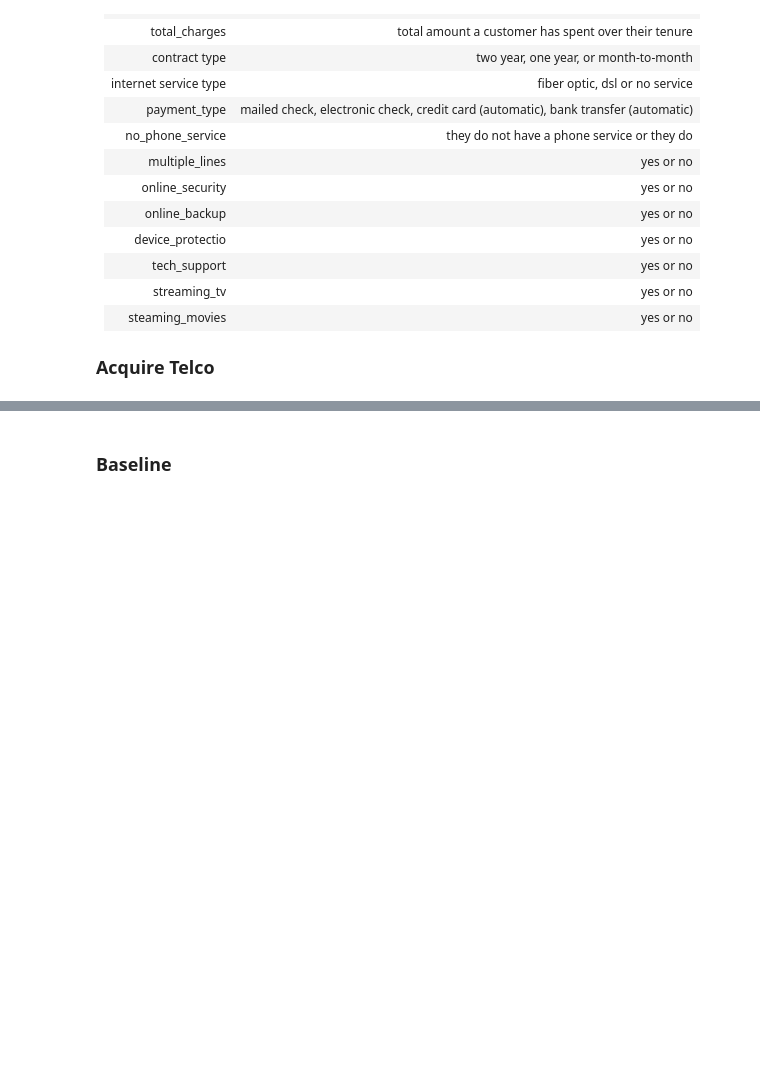
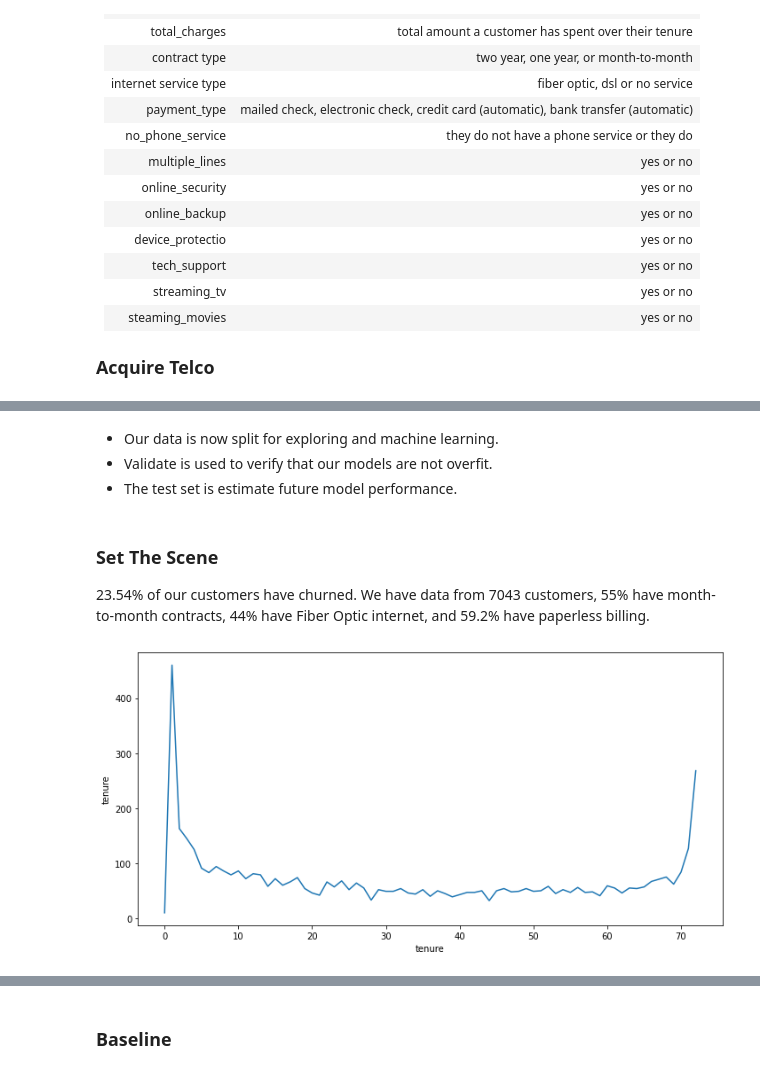
Before and after one commit to scottschmidl/telco_churn_project, a Jupyter notebook: report.ipynb, the cells around one changed output, grey strips where cells are left out. Saved outputs shown, nothing was run; the diff lists cells and outputs as text; code cells hidden in the pictures; blank space fills up the shorter version.

Commit message:
minor edits to viz and model, added stats and vis to report

```diff
--- a/report.ipynb
+++ b/report.ipynb
@@ -151,0 +116,7 @@ pd.options.display.max_columns = 30
+# %%
+# import Acquire module
+from acquire import Acquire
+
+# Instantiate Acquire class and pull in data from csv or MySQL
+a = Acquire()
+telco = a.get_telco_data()
@@ -151,0 +130,29 @@ pd.options.display.max_columns = 30
+# %%
+# import prepare and pandas module
+from prepare import Prepare
+import pandas as pd
+
+# set max columns to more easily viewed desired columns
+pd.options.display.max_columns = 30
+
+# instaniate Prepare class and prep data
+p = Prepare()
+train, validate, test = p.prep_telco(telco)
+# %% [markdown]
+- Our data is now split for exploring and machine learning.
+- Validate is used to verify that our models are not overfit.
+- The test set is estimate future model performance.
+# %% [markdown]
+### Set The Scene
+23.54% of our customers have churned. We have data from 7043 customers, 55% have month-to-month contracts, 44% have Fiber Optic internet, and 59.2% have paperless billing.
+# %%
+# import seasborn and matplotlib
+import seaborn as sns
+import matplotlib.pyplot as plt
+
+# plot of tenure months and frequence to vizualize our churn
+_ = plt.figure(figsize=(10, 5))
+ax = sns.lineplot(x=train.groupby(by="tenure")["tenure"].count().index, y=train.groupby(by="tenure")["tenure"].count())
+plt.tight_layout();
+# %% [output]
+[figure, added]
```
Also changed, not shown: parts of 19 cells of this notebook, 2 other files.
